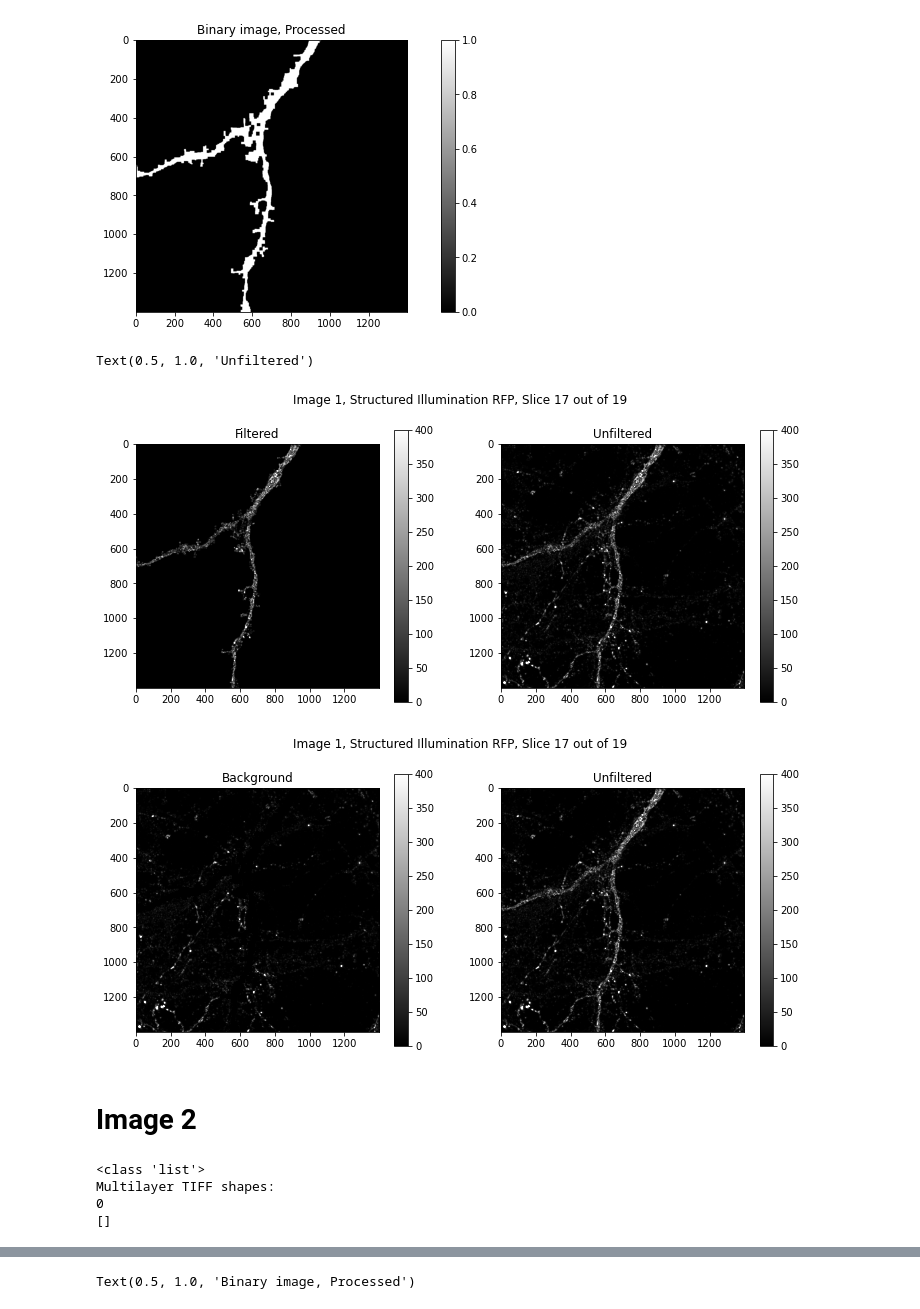
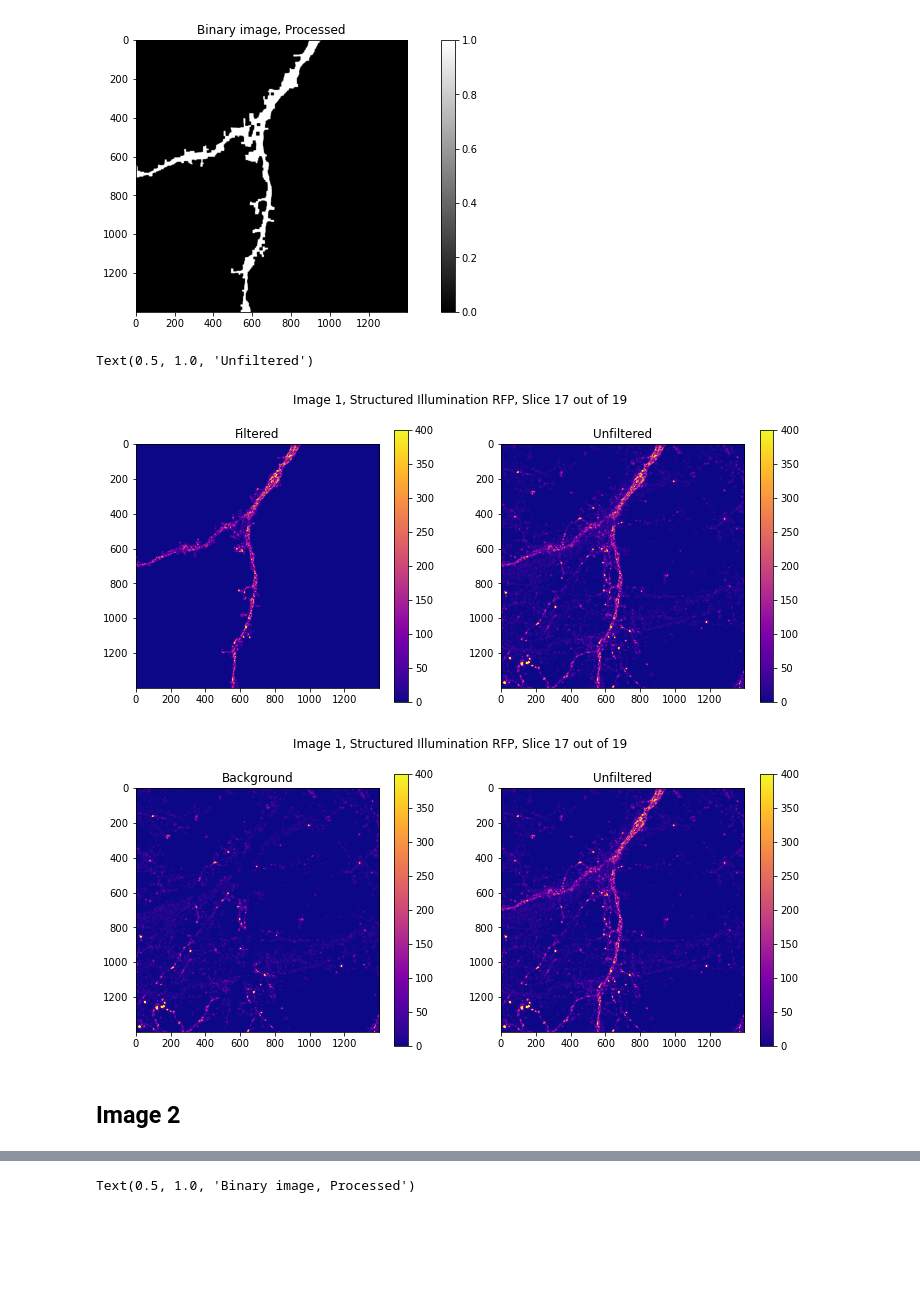
Before and after one commit to leonardocattarin/NeuronConnectivity, a Jupyter notebook: Microscopy_analysis.ipynb, the cells around one changed output, grey strips where cells are left out. Cells and saved outputs as stored; diff of their text form; code cells hidden in the pictures; blank space fills up the shorter version.

```diff
--- a/Microscopy_analysis.ipynb
+++ b/Microscopy_analysis.ipynb
@@ -4,6 +5,10 @@ import cv2 as cv
 from matplotlib import pyplot as plt
 # %%
+#figure size
 plt.rcParams['figure.figsize'] = [12,5]
+
+#default colormap
+plt.rc('image', cmap='plasma')
 # %% [markdown]
 # Import
 # %%
@@ -257,0 +359,3 @@ ret,final_img = cv.threshold(temp_img,20,1,cv.THRESH_BINARY)
+# %%
+ii = 16
+img = cv_img_1_str_RFP[ii]
@@ -268,21 +426,7 @@ Text(0.5, 1.0, 'Binary image, Processed')
 # %%
-def get_biggest_object (image):
-    image = image.astype('uint8')
-    nb_components, output, stats, centroids = cv.connectedComponentsWithStats(image, connectivity=4)
-    sizes = stats[:, -1]
 
-    max_label = 1
-    max_size = sizes[1]
-    for i in range(2, nb_components):
-        if sizes[i] > max_size:
-            max_label = i
-            max_size = sizes[i]
-
-    img2 = np.zeros(output.shape)
-    img2[output == max_label] = 1
-    return img2
-
-final_component = get_biggest_object(final_img)
+#keep only biggest component
+final_component = funcs.get_biggest_object(final_img)
 
 fig= plt.figure()
 ax = fig.gca()
@@ -294,69 +438,49 @@ plt.title("Binary image, Processed")
 Text(0.5, 1.0, 'Binary image, Processed')
 [figure]
 # %%
+#plot actual filtered images
 final_processed = final_component * cv_img_1_str_RFP[ii]
+
+
 
 fig, (ax1,ax2) = plt.subplots(1,2)
 
 fig.suptitle("Image 1, Structured Illumination RFP, Slice " + str(ii+1) + " out of " + str(N_layers))
 
-pos1 = ax1.imshow(final_processed, cmap="gray")
+pos1 = ax1.imshow(final_processed)
 pos1.set_clim(0,400)
 fig.colorbar(pos1, ax=ax1)
 ax1.set_title("Filtered")
 
-
-
-
-pos2 = ax2.imshow(cv_img_1_str_RFP[ii], cmap="gray")
+pos2 = ax2.imshow(cv_img_1_str_RFP[ii])
 pos2.set_clim(0,400)
 fig.colorbar(pos2, ax=ax2)
 ax2.set_title("Unfiltered")
+
 
 
 
 filtered_negative = (1-final_processed) *  cv_img_1_str_RFP[ii]
 
 fig, (ax1,ax2) = plt.subplots(1,2)
 
 fig.suptitle("Image 1, Structured Illumination RFP, Slice " + str(ii+1) + " out of " + str(N_layers))
 
-pos1 = ax1.imshow(filtered_negative, cmap="gray")
+pos1 = ax1.imshow(filtered_negative)
 pos1.set_clim(0,400)
 fig.colorbar(pos1, ax=ax1)
 ax1.set_title("Background")
 
-pos2 = ax2.imshow(cv_img_1_str_RFP[ii], cmap="gray")
+pos2 = ax2.imshow(cv_img_1_str_RFP[ii])
 pos2.set_clim(0,400)
 fig.colorbar(pos2, ax=ax2)
 ax2.set_title("Unfiltered")
 # %% [output]
 Text(0.5, 1.0, 'Unfiltered')
-[figure, old version]
+[figure, new version]
-[figure, old version]
+[figure, new version]
 # %% [markdown]
-# Image 2
+## Image 2
-# %%
-## Img 2 Confocal
-#tuple import
-cv_img_2_con_RFP = cv.imreadmulti('Data/2/confocal/2RFP.TIF', flags=2)[1]
-cv_img_2_con_CY5 = cv.imreadmulti('Data/2/confocal/2CY5.TIF', flags=2)[1]
-
-print(type(cv_img_2_con_RFP))
-
-print("Multilayer TIFF shapes:")
-print(len(cv_img_2_con_RFP))
-print(cv_img_2_con_CY5)
-
-# Img 2 superresoluted
-#tuple import
-cv_img_2_str_RFP = cv.imreadmulti('Data/2/super_resolution/3_VCS_w1VCS_100X_RFP.TIF', flags=2)[1]
-cv_img_2_str_CY5 = cv.imreadmulti('Data/2/super_resolution/3_VCS_w2VCS_100X_CY5.TIF', flags=2)[1]
-# %% [output]
-<class 'list'>
-Multilayer TIFF shapes:
-0
-[]
 # %%
 N_layers = len(cv_img_2_str_RFP)
 ii = 14
```
Also changed, not shown: parts of 37 cells of this notebook, 2 other files.
